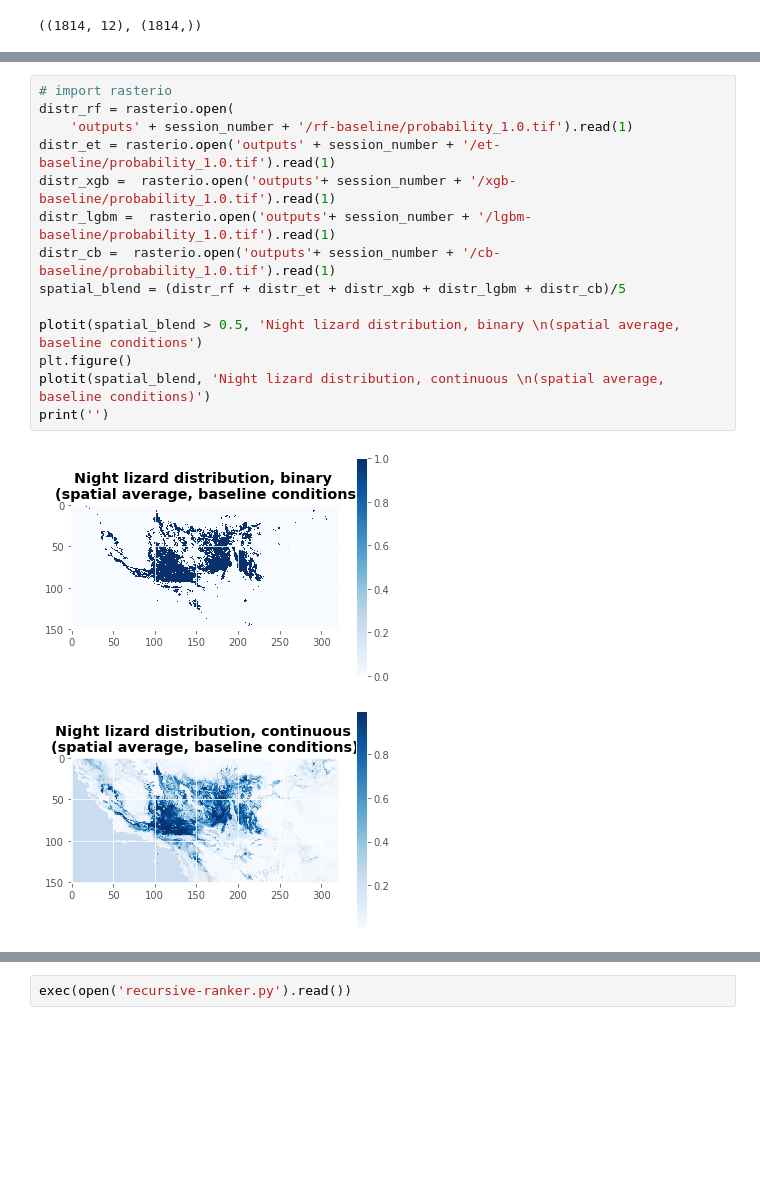
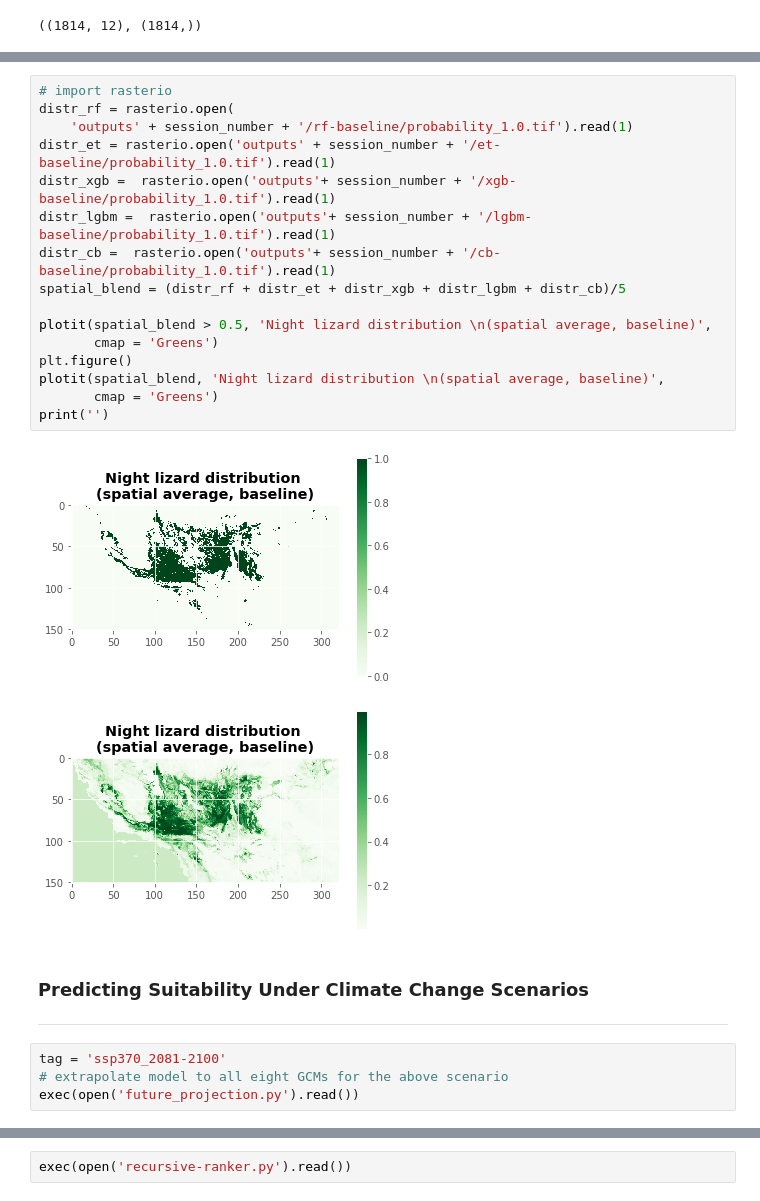
Before and after one commit to daniel-furman/ensemble-climate-projections, a Jupyter notebook: Comparing_MLs.ipynb, the cells around one changed output, grey strips where cells are left out. Saved outputs shown, nothing was run; the diff lists cells and outputs as text; blank space fills up the shorter version.

```diff
--- a/Comparing_MLs.ipynb
+++ b/Comparing_MLs.ipynb
@@ -191,17 +186,26 @@ cb 5-fold Cross Validation Accuracy: 86.33 (+/- 1.57)
 # %%
 # import rasterio
 distr_rf = rasterio.open(
     'outputs' + session_number + '/rf-baseline/probability_1.0.tif').read(1)
 distr_et = rasterio.open('outputs' + session_number + '/et-baseline/probability_1.0.tif').read(1)
 distr_xgb =  rasterio.open('outputs'+ session_number + '/xgb-baseline/probability_1.0.tif').read(1)
 distr_lgbm =  rasterio.open('outputs'+ session_number + '/lgbm-baseline/probability_1.0.tif').read(1)
 distr_cb =  rasterio.open('outputs'+ session_number + '/cb-baseline/probability_1.0.tif').read(1)
 spatial_blend = (distr_rf + distr_et + distr_xgb + distr_lgbm + distr_cb)/5
 
-plotit(spatial_blend > 0.5, 'Night lizard distribution, binary \n(spatial average, baseline conditions')
+plotit(spatial_blend > 0.5, 'Night lizard distribution \n(spatial average, baseline)',
+       cmap = 'Greens')
 plt.figure()
-plotit(spatial_blend, 'Night lizard distribution, continuous \n(spatial average, baseline conditions)')
+plotit(spatial_blend, 'Night lizard distribution \n(spatial average, baseline)',
+       cmap = 'Greens')
 print('')
 # %% [output]
-[figure, old version]
+[figure, new version]
-[figure, old version]
+[figure, new version]
+# %% [markdown]
+### Predicting Suitability Under Climate Change Scenarios
+---
+# %%
+tag = 'ssp370_2081-2100'
+# extrapolate model to all eight GCMs for the above scenario
+exec(open('future_projection.py').read())
```
Also changed, not shown: parts of 11 cells of this notebook.
